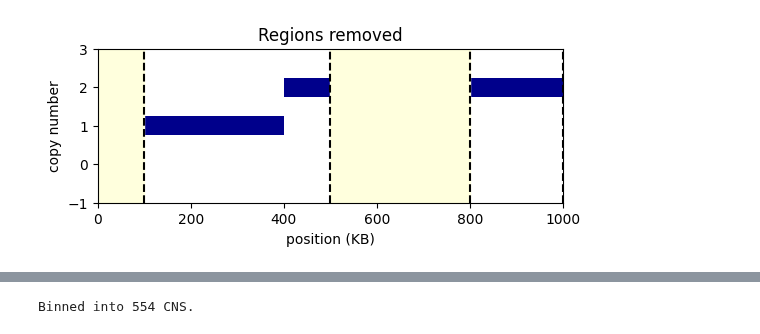
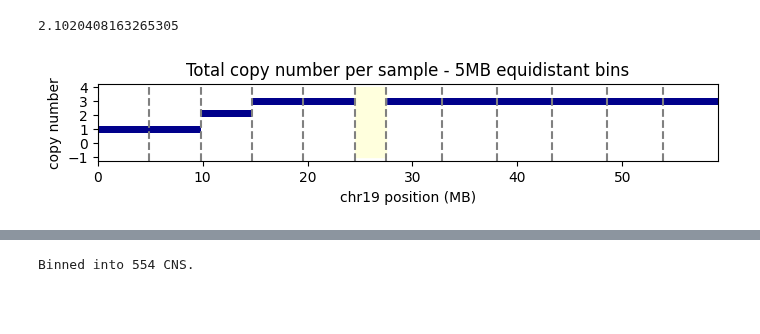
Before and after one commit to ICCB-Cologne/CNSistent, a Jupyter notebook: notebooks/docs/illustrations.ipynb, the cells around one changed output, grey strips where cells are left out. Saved outputs shown, nothing was run; the diff lists cells and outputs as text; code cells hidden in the pictures; blank space fills up the shorter version.

```diff
--- a/notebooks/docs/illustrations.ipynb
+++ b/notebooks/docs/illustrations.ipynb
@@ -107,0 +125,5 @@ fig.savefig(f'{docs_path}/example_merge.pdf', transparent=True, bbox_inches='tig
+# %%
+l_borders = np.linspace(0, 24.5, 6)
+r_borders = np.linspace(27.5, x_max, 7)
+print(l_borders)
+print(r_borders)
@@ -108,33 +138,29 @@ fig.savefig(f'{docs_path}/example_merge.pdf', transparent=True, bbox_inches='tig
 # %%
-# Create a new figure
-fig, ax = plt.subplots(1, 1, figsize=(6, 2))
+fig, ax = plt.subplots(1, 1, figsize=(8, 1))
+yticks = np.arange(-1, 5)
 
+mid_val = ((12-9.8) + (14.7-12)*3) / (14.7-9.8)
+print(mid_val)
 # Add horizontal bars
-plt.barh([1, 2], [150, 450], left=[100, 550], height=0.5, color='darkblue')
-plt.barh([1, 1, 2], [100, 150, 150], left=[0, 250, 400], height=0.5, color='darkblue')
+ax.barh([1, mid_val, 3], [9.8, (14.7-9.8), 45.3], left=[0, 9.8, 14.7], height=0.5, color='darkblue', label="sample1")
 
 # add a square on -1 < t < 3 and 0 < x < 100
-plt.fill_between([0, 100], -2, 4, color='#FFFFDD', alpha=1)
-plt.fill_between([500, 800], -2, 4, color='#FFFFDD', alpha=1)
+plt.fill_between([24.5, 27.5], -1, 4, color='#FFFFDD', alpha=1)
 
-plt.axvline(x=100, color='k', linestyle='--')
-plt.axvline(x=500, color='k', linestyle='--')
-plt.axvline(x=800, color='k', linestyle='--')
-plt.axvline(x=1000, color='k', linestyle='--')
+for bar_pos in np.concatenate([l_borders, r_borders])[:-1]:
+	plt.axvline(x=bar_pos, color='gray', linestyle='--')
 
 # Set the limits of the x-axis
-plt.xlim(0, 1000)
-plt.ylim(-.5, 2.5)
-
-plt.yticks(yticks)
+ax.set_xlim(0, x_max)
+ax.set_yticks(yticks)
 
 # label
-plt.title('Regions removed')
-plt.xlabel('position (KB)')
-plt.ylabel('copy number')
+ax.set_title('Total copy number per sample - 5MB equidistant bins')
+ax.set_xlabel('chr19 position (MB)')
+ax.set_ylabel('copy number')
 
-
-fig.savefig(f'{docs_path}/example_gaps.png', transparent=True, bbox_inches='tight', dpi=300)
-fig.savefig(f'{docs_path}/example_gaps.pdf', transparent=True, bbox_inches='tight')
+fig.savefig(f'{docs_path}/example_bin.png', transparent=True, bbox_inches='tight', dpi=300)
+fig.savefig(f'{docs_path}/example_bin.pdf', transparent=True, bbox_inches='tight')
 # %% [output]
+2.1020408163265305
-[figure, old version]
+[figure, new version]
```
Also changed, not shown: parts of 10 cells of this notebook, 8 other files.
